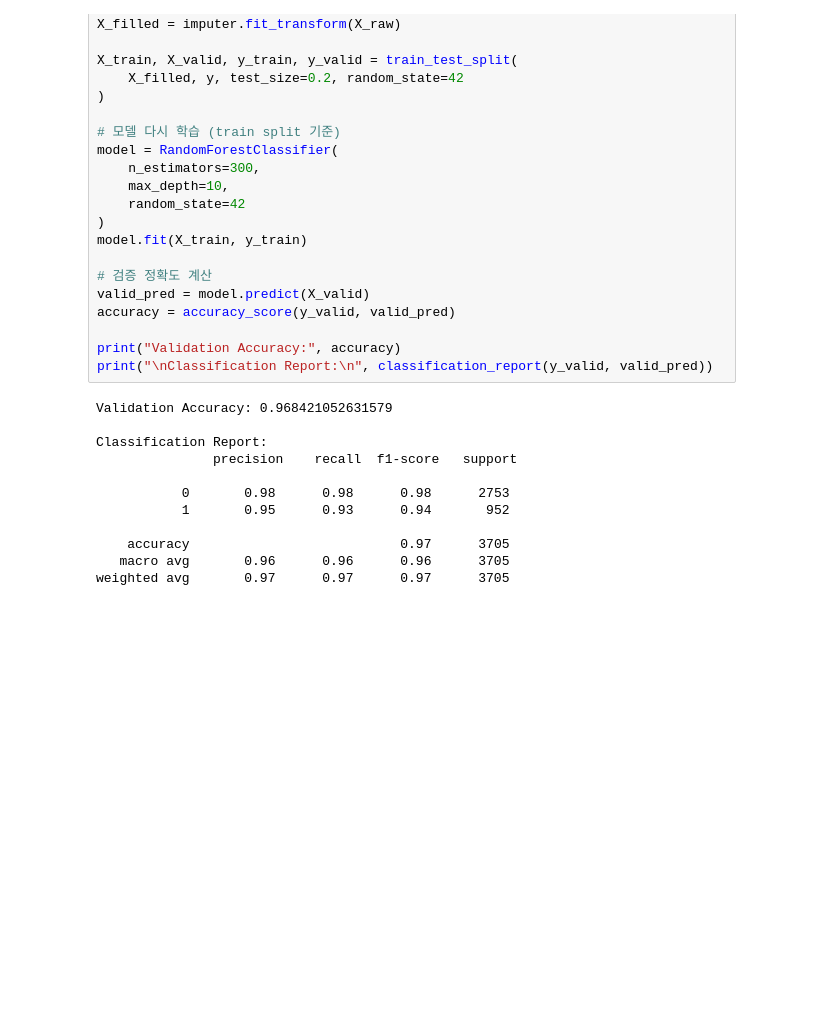
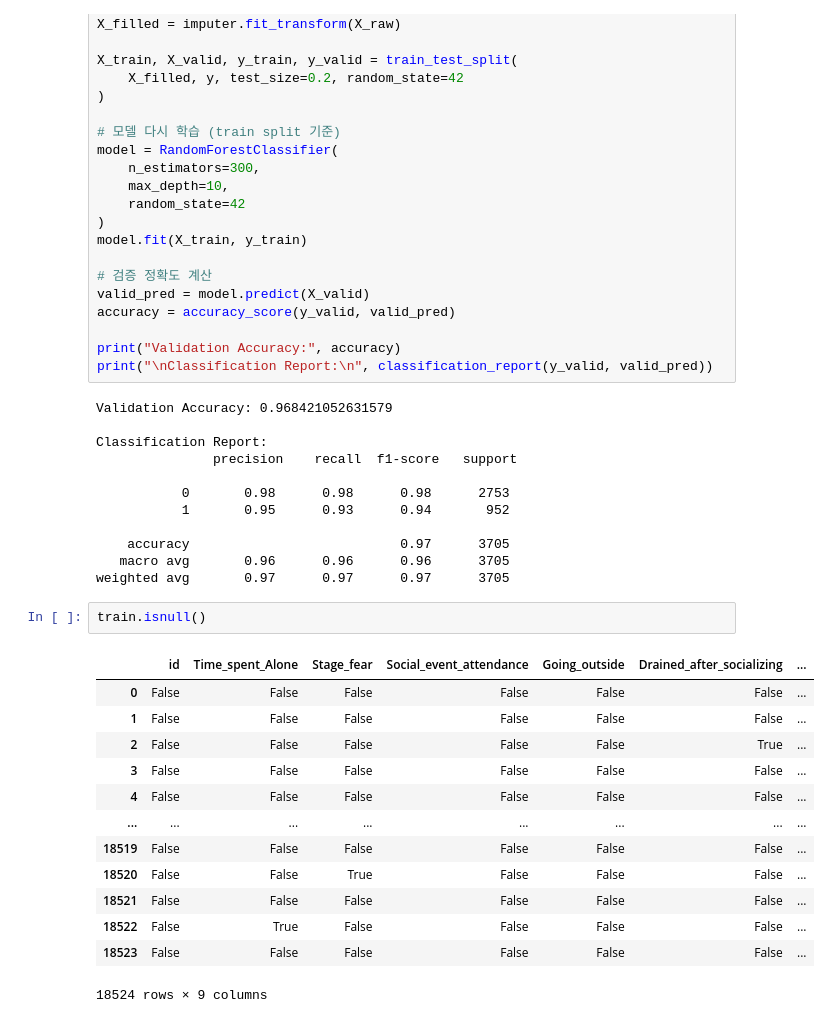
Before and after one commit to Jongwoo0101/Introverts-from-the-Extroverts, a Jupyter notebook: src/main.ipynb, the cells around one changed output. Saved outputs shown, nothing was run; the diff lists cells and outputs as text; blank space fills up the shorter version.

```diff
--- a/src/main.ipynb
+++ b/src/main.ipynb
@@ -138,3 +136,19 @@ Classification Report:
     accuracy                           0.97      3705
    macro avg       0.96      0.96      0.96      3705
 weighted avg       0.97      0.97      0.97      3705
+# %%
+train.isnull()
+# %% [output]
+|  | id | Time_spent_Alone | Stage_fear | Social_event_attendance | Going_outside | Drained_after_socializing | ... |
+| 0 | False | False | False | False | False | False | ... |
+| 1 | False | False | False | False | False | False | ... |
+| 2 | False | False | False | False | False | True | ... |
+| 3 | False | False | False | False | False | False | ... |
+| 4 | False | False | False | False | False | False | ... |
+| ... | ... | ... | ... | ... | ... | ... | ... |
+| 18519 | False | False | False | False | False | False | ... |
+| 18520 | False | False | True | False | False | False | ... |
+| 18521 | False | False | False | False | False | False | ... |
+| 18522 | False | True | False | False | False | False | ... |
+| 18523 | False | False | False | False | False | False | ... |
+18524 rows × 9 columns
```
Also changed, not shown: parts of 2 cells of this notebook.
